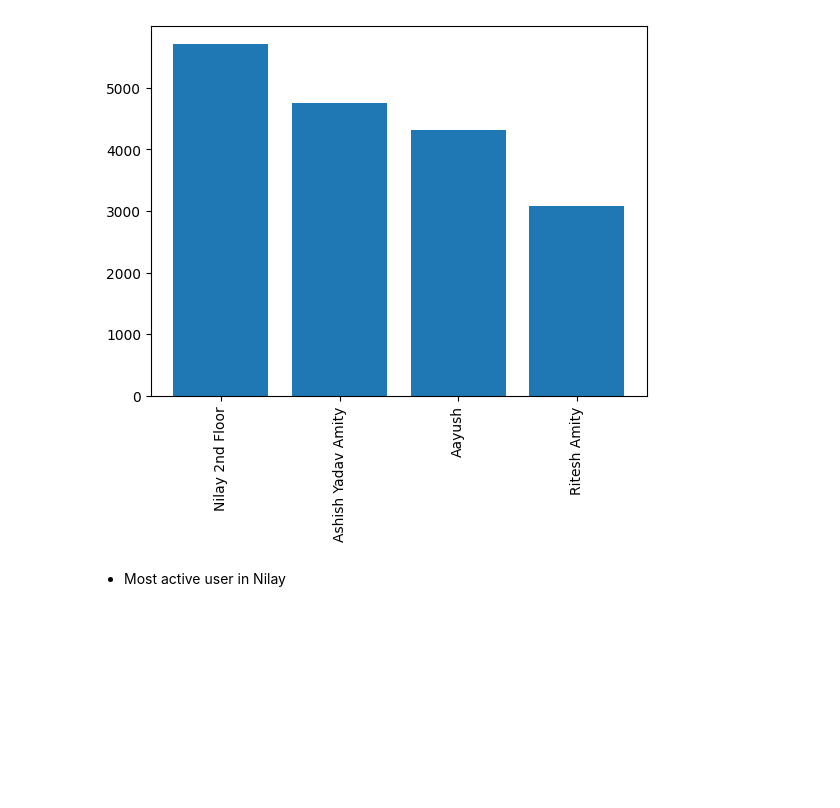
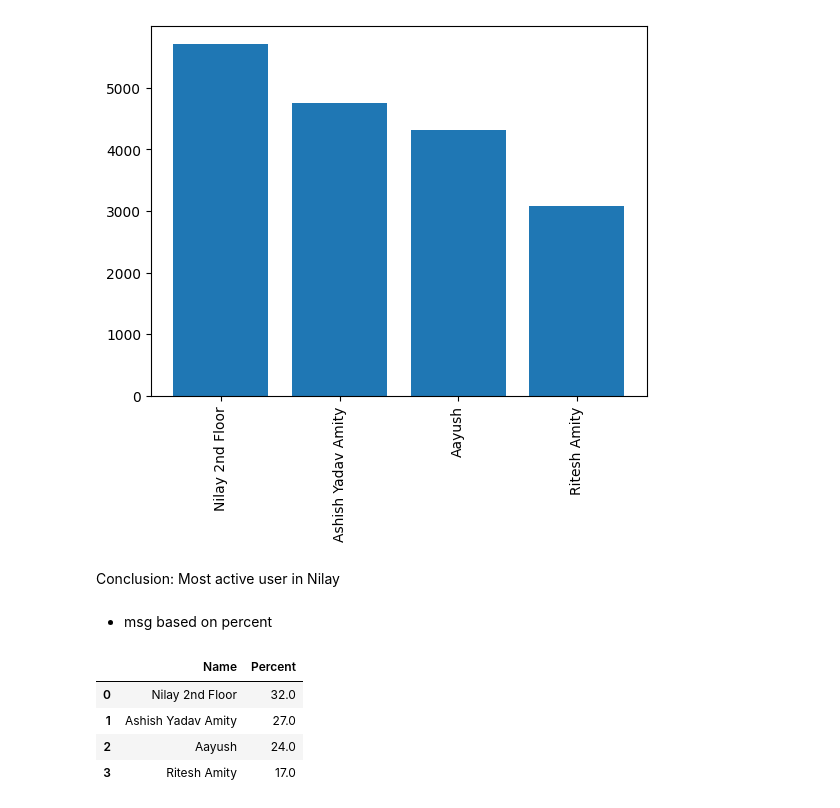
Before and after one commit to gupta-aayushkr/WhatsApp-Chat-Analysis, a Jupyter notebook: Chat Analysis.ipynb, the cells around one changed output. Saved outputs shown, nothing was run; the diff lists cells and outputs as text; code cells hidden in the pictures; blank space fills up the shorter version.

```diff
--- a/Chat Analysis.ipynb
+++ b/Chat Analysis.ipynb
@@ -228,4 +237,15 @@ plt.show()
 # %% [output]
 [figure]
 # %% [markdown]
-- Most active user in Nilay
+Conclusion: Most active user in Nilay
+# %% [markdown]
+- msg based on percent
+# %%
+overall_active_user_df = round(df["user"].value_counts()[df["user"].value_counts()>10]/df.shape[0]*100).reset_index().rename(columns={'user':'Name', 'count':'Percent'})
+overall_active_user_df
+# %% [output]
+|  | Name | Percent |
+| 0 | Nilay 2nd Floor | 32.0 |
+| 1 | Ashish Yadav Amity | 27.0 |
+| 2 | Aayush | 24.0 |
+| 3 | Ritesh Amity | 17.0 |
```
Also changed, not shown: parts of 15 cells of this notebook, 4 other files.
